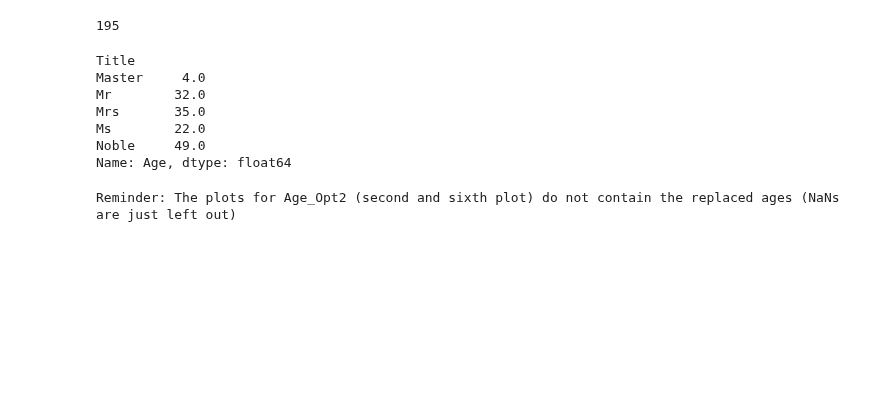
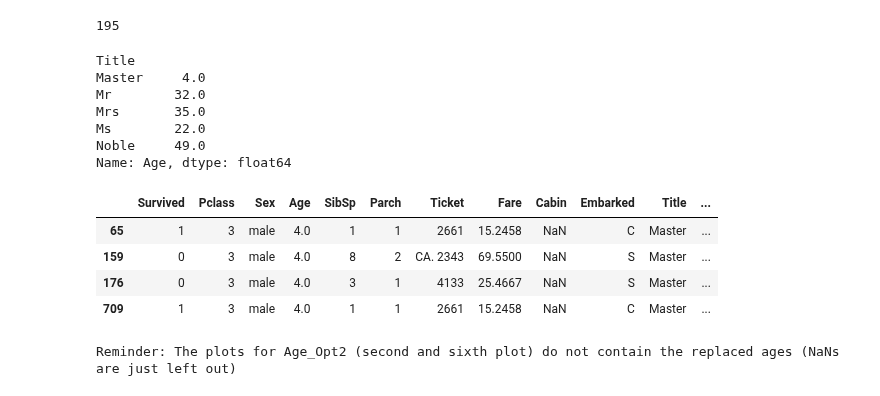
Before and after one commit to mariusjb/dm1-titanic, a Jupyter notebook: preprocessing.ipynb, the cells around one changed output. Cells and saved outputs as stored; diff of their text form; code cells hidden in the pictures; blank space fills up the shorter version.

```diff
--- a/preprocessing.ipynb
+++ b/preprocessing.ipynb
@@ -190,0 +192,8 @@ df.loc[df["Age"] > age_bins[len(age_groups) - 1], "AgeGroup"] = age_groups[len(a
+# %%
+df[df.AgeGroup.isna()]
+# %% [output]
+|  | Survived | Pclass | Sex | Age | SibSp | Parch | Ticket | Fare | Cabin | Embarked | Title | ... |
+| 65 | 1 | 3 | male | 4.0 | 1 | 1 | 2661 | 15.2458 | NaN | C | Master | ... |
+| 159 | 0 | 3 | male | 4.0 | 8 | 2 | CA. 2343 | 69.5500 | NaN | S | Master | ... |
+| 176 | 0 | 3 | male | 4.0 | 3 | 1 | 4133 | 25.4667 | NaN | S | Master | ... |
+| 709 | 1 | 3 | male | 4.0 | 1 | 1 | 2661 | 15.2458 | NaN | C | Master | ... |
```
Also changed, not shown: parts of 19 cells of this notebook, 1 other file.
